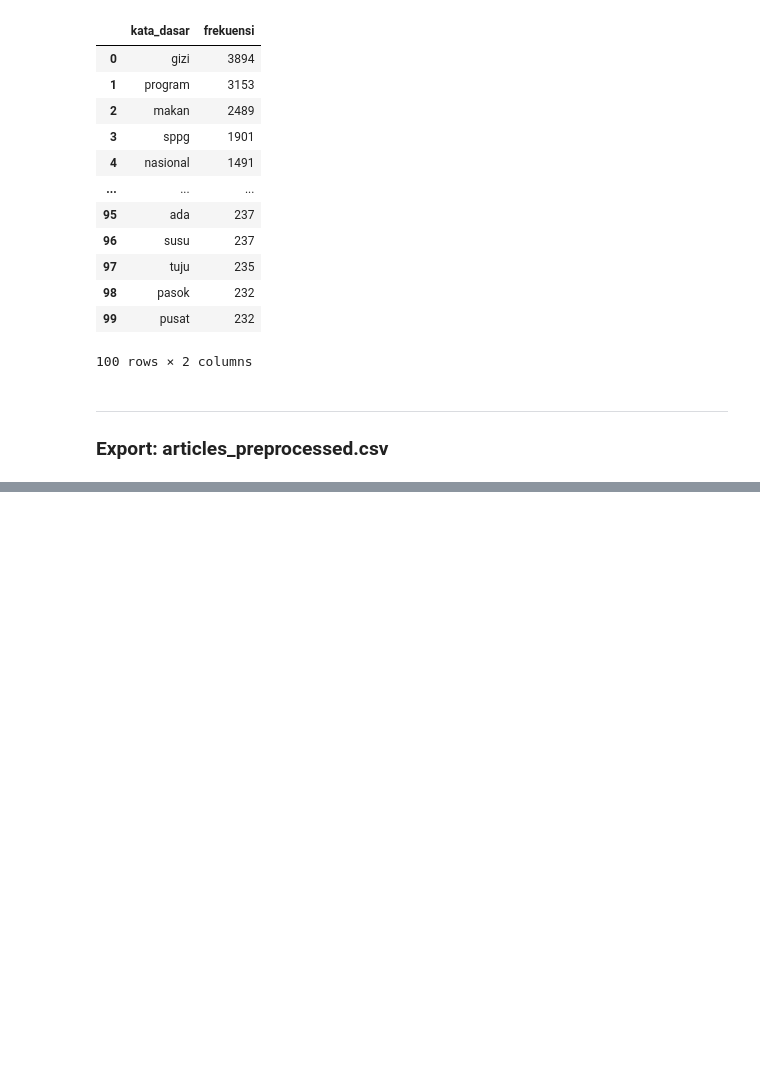
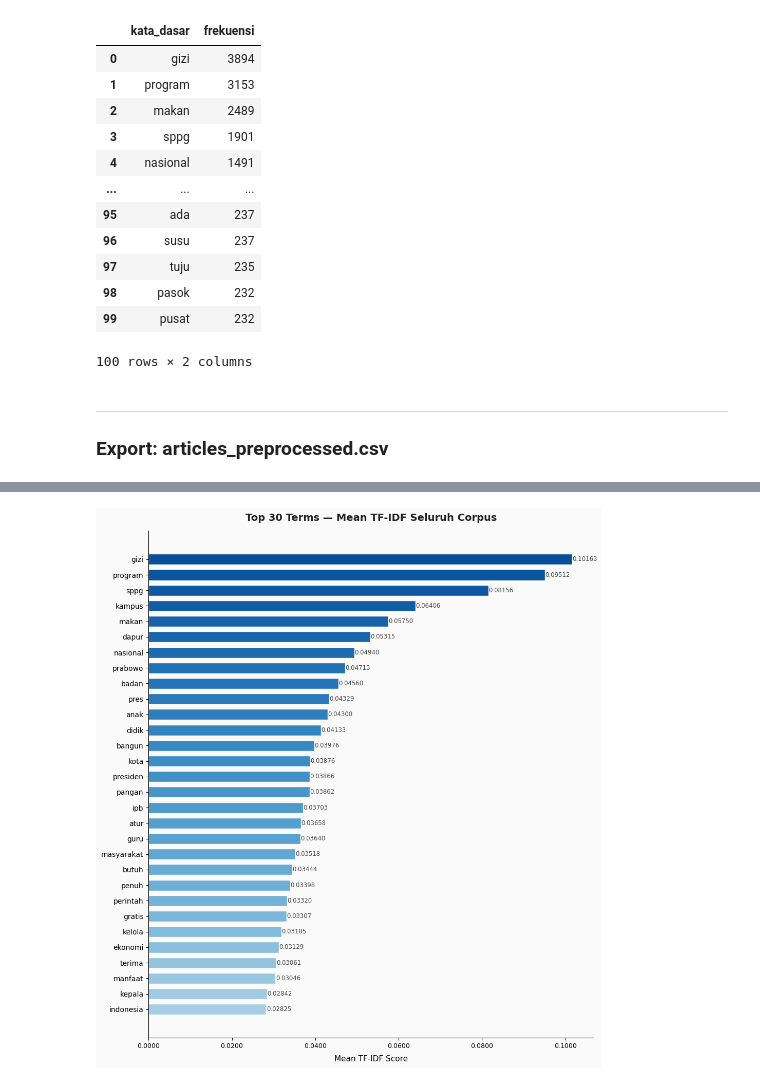
Before and after one commit to fransnicklaus/PBAKelompok1, a Jupyter notebook: midterm/main.ipynb, the cells around one changed output, grey strips where cells are left out. Drawn from its saved outputs; the diff is of its cells as text; code cells hidden in the pictures; blank space fills up the shorter version.

```diff
--- a/midterm/main.ipynb
+++ b/midterm/main.ipynb
@@ -746,0 +940,12 @@ Columns: ['keyword', 'judul', 'tanggal', 'sumber', 'source_url', 'url_google', '
+# %%
+# Parse publication date
+df['tanggal_parsed'] = pd.to_datetime(
+    df['tanggal'], format='%a, %d %b %Y %H:%M:%S %Z', errors='coerce'
+)
+df['bulan']   = df['tanggal_parsed'].dt.to_period('M').astype(str)
+df['kuartal'] = df['tanggal_parsed'].dt.to_period('Q').astype(str)
+
+print('Distribution by Month:')
+print(df['bulan'].value_counts().sort_index())
+print('\nDistribution by Quarter:')
+print(df['kuartal'].value_counts().sort_index())
@@ -746,0 +1538,43 @@ Columns: ['keyword', 'judul', 'tanggal', 'sumber', 'source_url', 'url_google', '
+# %%
+import matplotlib.pyplot as plt
+import matplotlib.ticker as mticker
+import numpy as np
+
+plt.rcParams.update({
+    'font.family': 'DejaVu Sans',
+    'axes.spines.top': False,
+    'axes.spines.right': False,
+})
+
+fig, ax = plt.subplots(figsize=(10, 11))
+fig.patch.set_facecolor('#FAFAFA')
+ax.set_facecolor('#FAFAFA')
+
+n = len(top_corpus)
+cmap = plt.cm.get_cmap('Blues')
+colors = [cmap(0.35 + 0.55 * i / n) for i in range(n)]
+
+bars = ax.barh(
+    top_corpus['term'][::-1], top_corpus['mean_tfidf'][::-1],
+    color=colors, edgecolor='white', height=0.7
+)
+for bar, val in zip(bars, top_corpus['mean_tfidf'][::-1]):
+    ax.text(
+        bar.get_width() + 0.00005,
+        bar.get_y() + bar.get_height() / 2,
+        f'{val:.5f}', va='center', ha='left', fontsize=8.5, color='#444'
+    )
+
+ax.set_xlabel('Mean TF-IDF Score', fontsize=11, labelpad=8)
+ax.set_title(
+    'Top 30 Terms — Mean TF-IDF Seluruh Corpus',
+    fontsize=14, fontweight='bold', pad=14, color='#222'
+)
+ax.tick_params(axis='y', labelsize=10)
+ax.tick_params(axis='x', labelsize=9)
+ax.xaxis.set_major_formatter(mticker.FormatStrFormatter('%.4f'))
+plt.tight_layout()
+plt.savefig('output/viz_tfidf_corpus.png', dpi=150, bbox_inches='tight')
+plt.show()
+# %% [output]
+[figure, added]
```
Also changed, not shown: parts of 64 cells of this notebook, 5 other files.
